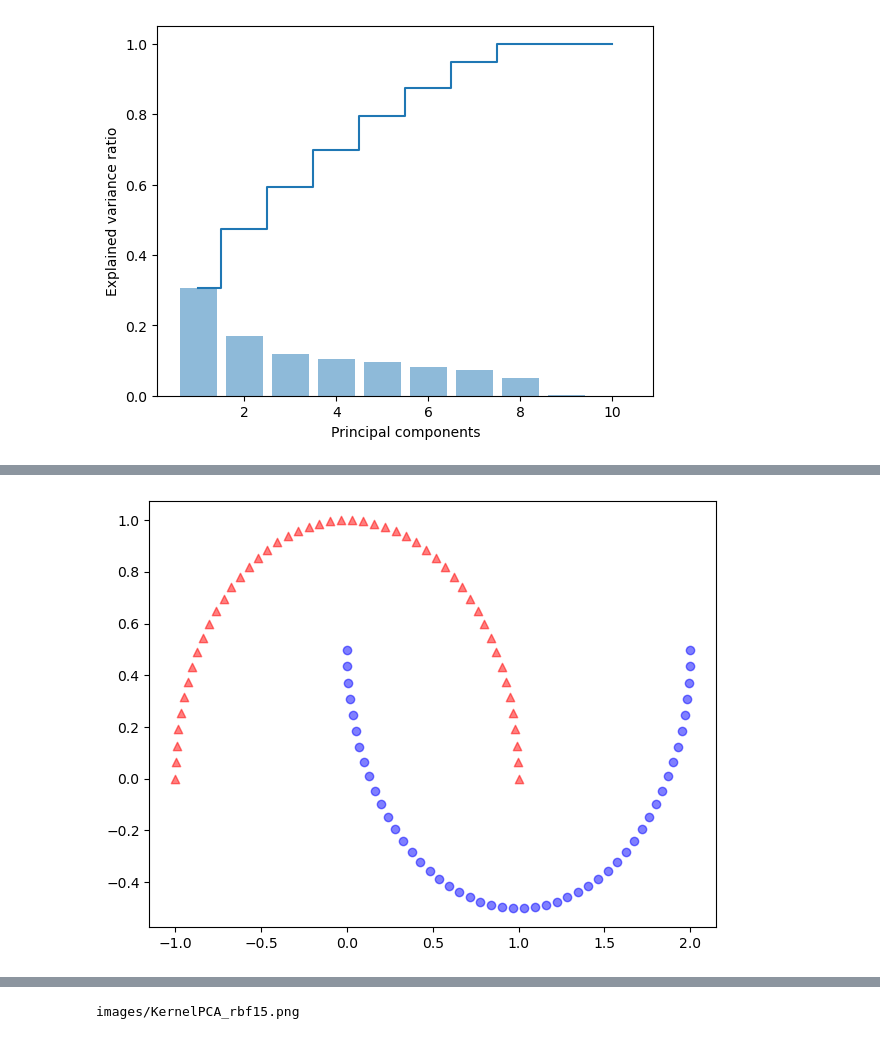
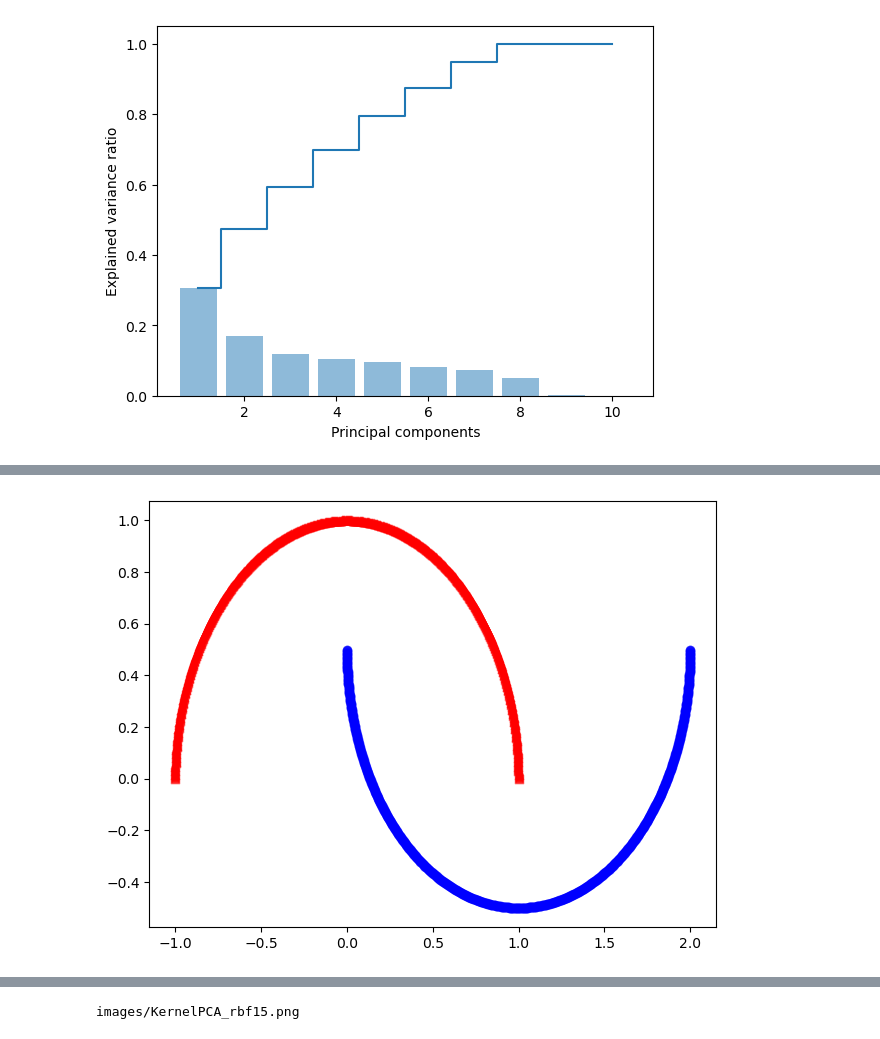
Before and after one commit to martinbandung/Give-Me-Some-Credit, a Jupyter notebook: code/Classifiers2_PCA_draw.ipynb, the cells around one changed output, grey strips where cells are left out. Saved outputs shown, nothing was run; the diff lists cells and outputs as text; code cells hidden in the pictures.

```diff
--- a/code/Classifiers2_PCA_draw.ipynb
+++ b/code/Classifiers2_PCA_draw.ipynb
@@ -392,14 +402,14 @@ plt.show()
 # %%
 import matplotlib.pyplot as plt
 from sklearn.datasets import make_moons
 
-X, y = make_moons(n_samples=100, random_state=123)
+X, y = make_moons(n_samples=2000, random_state=123)
 
 plt.scatter(X[y == 0, 0], X[y == 0, 1], color='red', marker='^', alpha=0.5)
 plt.scatter(X[y == 1, 0], X[y == 1, 1], color='blue', marker='o', alpha=0.5)
 
 plt.tight_layout()
 # plt.savefig('images/05_12.png', dpi=300)
 plt.show()
 # %% [output]
-[figure, old version]
+[figure, new version]
```
Also changed, not shown: parts of 14 cells of this notebook, 2 other files.
